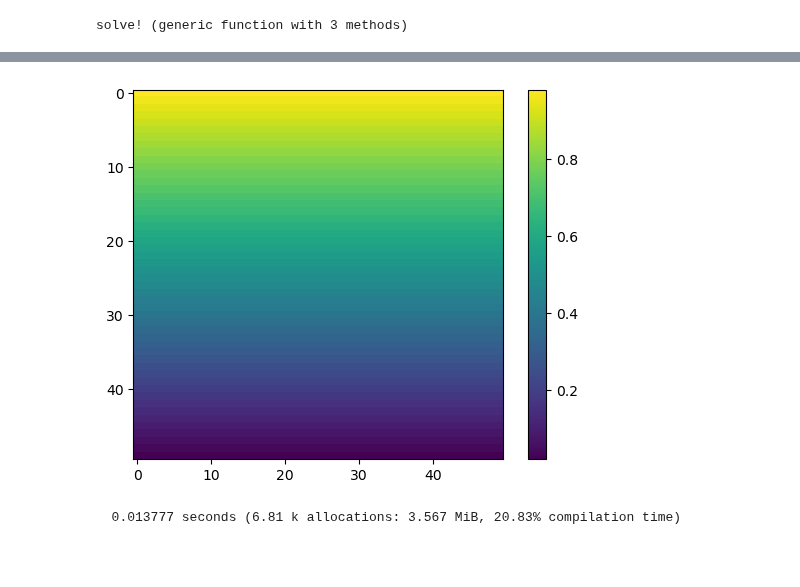
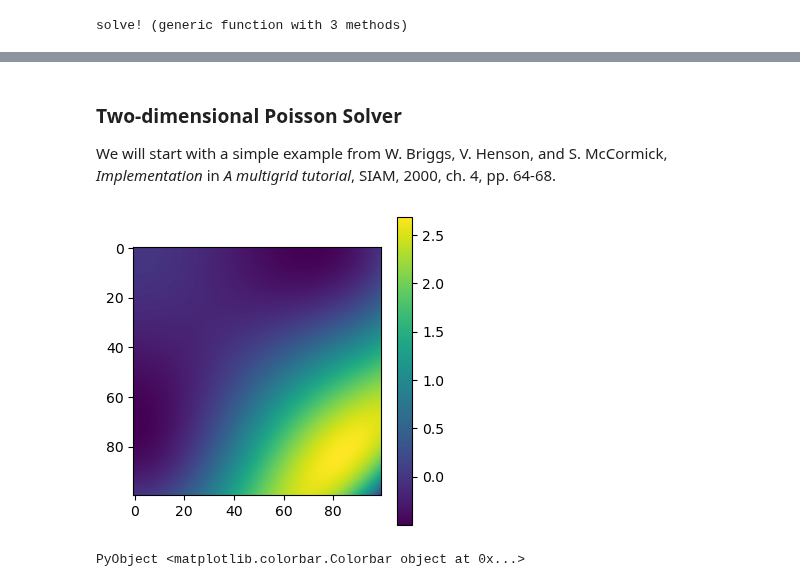
Before and after one commit to bchaber/pole, a Jupyter notebook: PoissonEquation.ipynb, the cells around one changed output, grey strips where cells are left out. Cells and saved outputs as stored; diff of their text form; code cells hidden in the pictures; blank space fills up the shorter version.

```diff
--- a/PoissonEquation.ipynb
+++ b/PoissonEquation.ipynb
@@ -240,14 +204,26 @@ colorbar();
-# %%
-include("linear_solver.jl")
-ρ = zeros(nx, ny)
-dbc = DirichletBC(1.)
-gnd = DirichletBC(0.)
-bc = NeumannBC()
-ps = LinearSolver(xf, yf, left=bc, right=bc, upper=dbc, lower=gnd)
-@time it = solve!(ps, reshape(ρ,:))
-φ  = solution(ps)
-imshow(φ')
-colorbar();
-# %% [output]
-[figure, removed]
-  0.013777 seconds (6.81 k allocations: 3.567 MiB, 20.83% compilation time)
+# %% [markdown]
+### Two-dimensional Poisson Solver
+We will start with a simple example from W. Briggs, V. Henson, and S. McCormick, _Implementation_ in _A multigrid tutorial_, SIAM, 2000, ch. 4, pp. 64-68.
+# %%
+h  = 0.01
+xf = 0.0:h:1.0
+yf = 0.0:h:1.0
+xc = 0.5 .* xf[1:end-1] .+
+     0.5 .* xf[2:end]
+yc = 0.5 .* yf[1:end-1] .+
+     0.5 .* yf[2:end]
+nx = length(xc)
+ny = length(yc)
+xx = repeat(xc,   1, ny)
+yy = repeat(yc', nx,  1)
+f(x, y) = -2((1 - 6x^2) * y^2 * (1 - y^2) +
+             (1 - 6y^2) * x^2 * (1 - x^2))
+ρ = f.(xx, yy)
+φref = @. (xx^2 - xx^4) * (yy^4 - yy^2)
+
+figure(figsize=(4, 4))
+imshow(ρ')
+colorbar()
+# %% [output]
+[figure, added]
+PyObject <matplotlib.colorbar.Colorbar object at 0x...>
```
Also changed, not shown: parts of 12 cells of this notebook, 1 other file.
